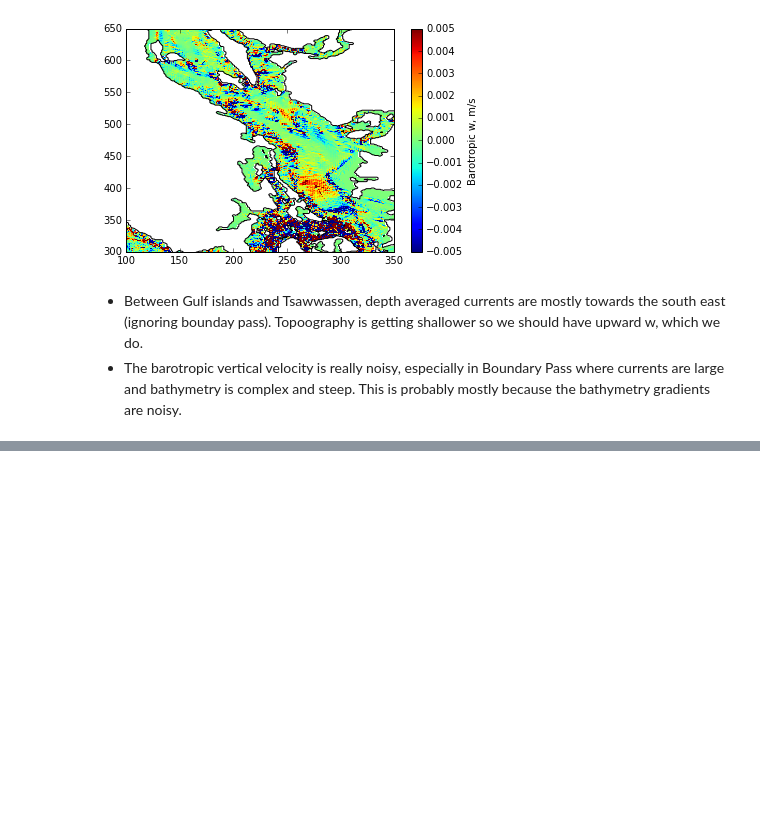
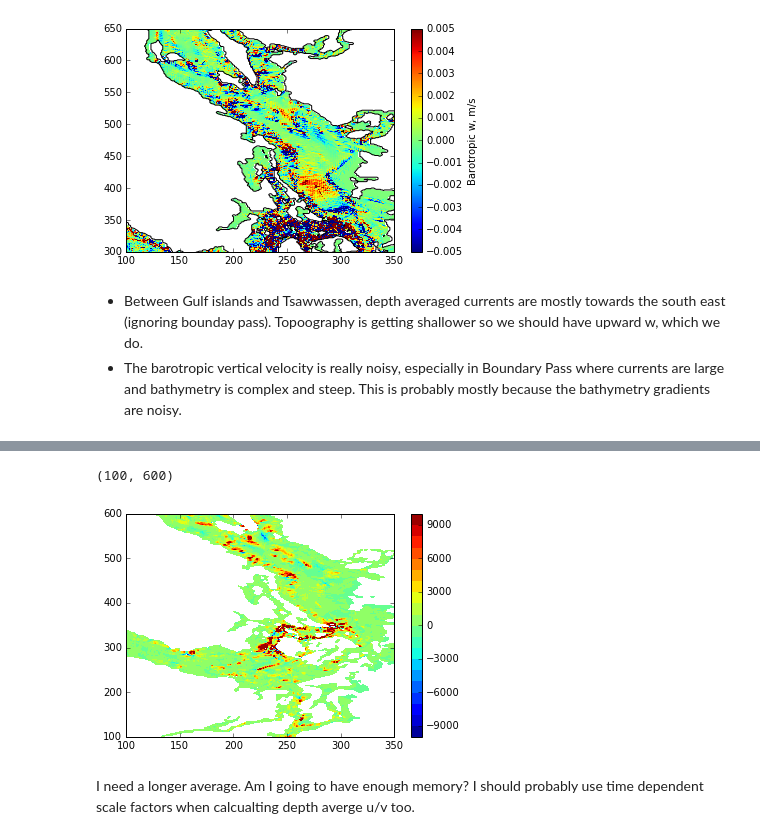
Before and after one commit to SalishSeaCast/analysis-nancy, a Jupyter notebook: notebooks/energy_flux/Barotropic to baroclinic conversion - development.ipynb, the cells around one changed output, grey strips where cells are left out. Drawn from its saved outputs; the diff is of its cells as text; code cells hidden in the pictures; blank space fills up the shorter version.

```diff
--- a/notebooks/energy_flux/Barotropic to baroclinic conversion - development.ipynb
+++ b/notebooks/energy_flux/Barotropic to baroclinic conversion - development.ipynb
@@ -159,0 +182,12 @@ for j in np.arange(bottom_p.shape[-2]):
+# %%
+mean_C = np.mean(C,axis=0)
+# %%
+plt.contourf(mean_C,np.arange(-1e4,1e4+1000,1000))
+plt.colorbar()
+plt.xlim([100,350])
+plt.ylim(100,600)
+# %% [output]
+(100, 600)
+[figure, added]
+# %% [markdown]
+I need a longer average. Am I going to have enough memory? I should probably use time dependent scale factors when calcualting depth averge u/v too.
```
Also changed, not shown: parts of 8 cells of this notebook.
